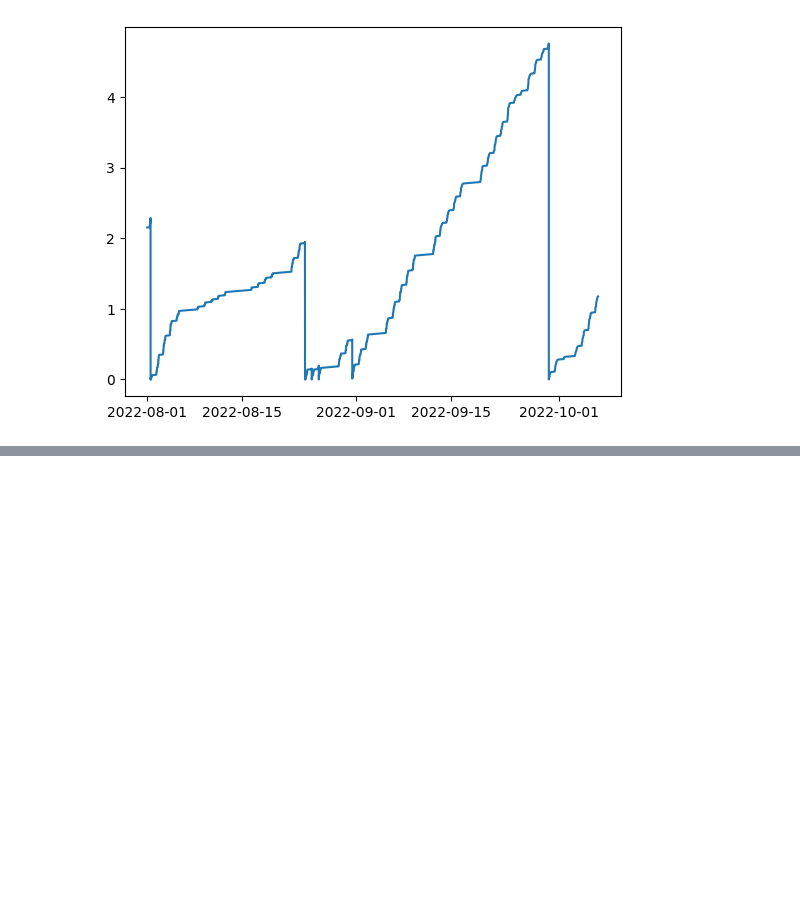
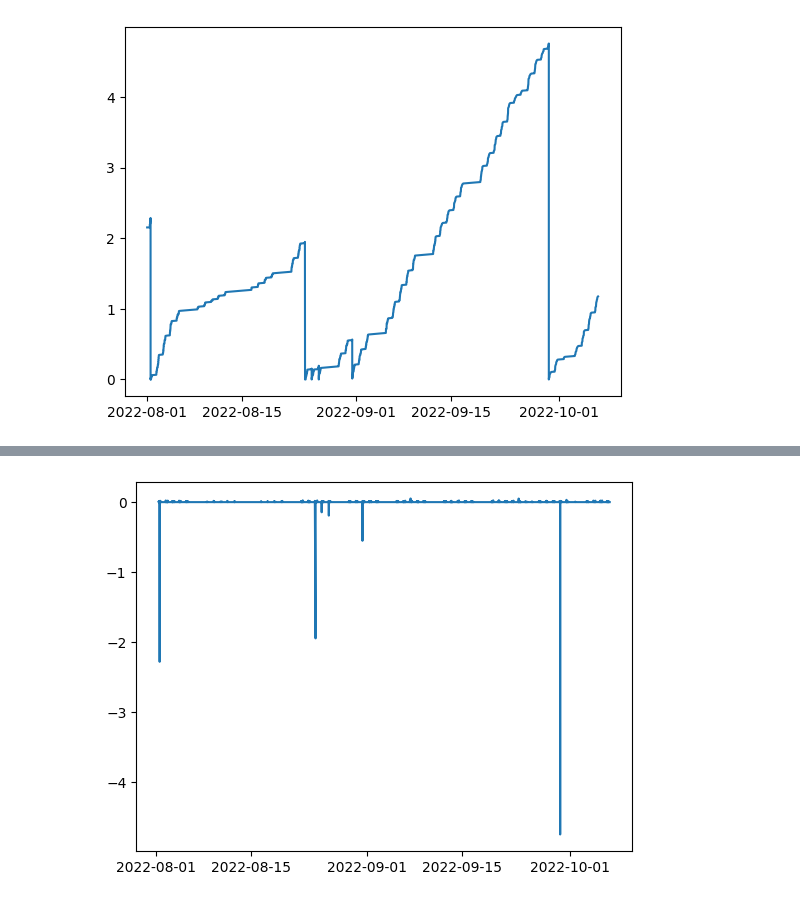
Before and after one commit to Marawan89/bigData_project, a Jupyter notebook: coffee_machine_heatmap.ipynb, the cells around one changed output, grey strips where cells are left out. Drawn from its saved outputs; the diff is of its cells as text; code cells hidden in the pictures; blank space fills up the shorter version.

```diff
--- a/coffee_machine_heatmap.ipynb
+++ b/coffee_machine_heatmap.ipynb
@@ -115,3 +121,11 @@ df['Consumo'] = df['Energy'].diff()
+# %%
+x = np.array(df['Date'])
+y = np.array(df['Consumo'])
+
+plt.plot(x, y)
+plt.show()
+# %% [output]
+[figure, added]
 # %%
 # filtro solo per i valori maggiori di zero (positivi)
 df = df[df['Consumo'] > 0]
```
Also changed, not shown: parts of 19 cells of this notebook.
